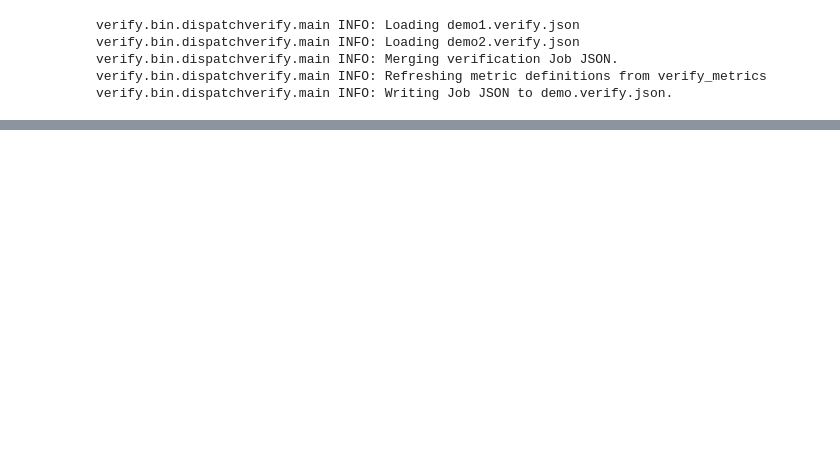
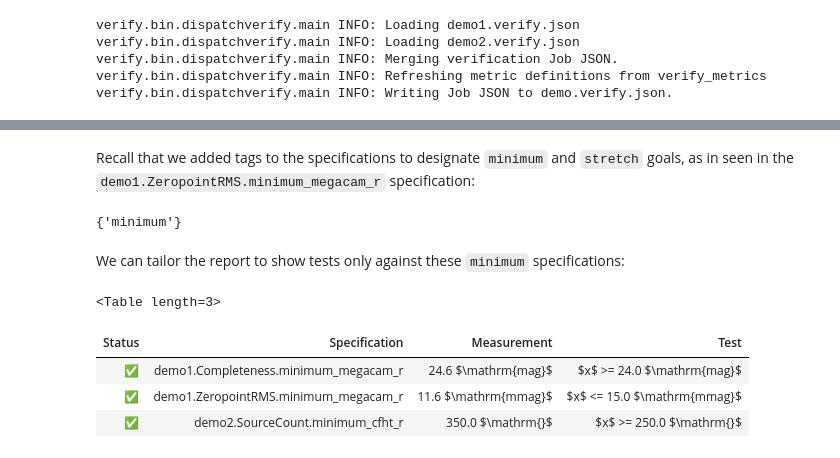
Before and after one commit to lsst-sqre/sqr-019, a Jupyter notebook: index.ipynb, the cells around one changed output, grey strips where cells are left out. Cells and saved outputs as stored; diff of their text form; code cells hidden in the pictures; blank space fills up the shorter version.

```diff
--- a/index.ipynb
+++ b/index.ipynb
@@ -681,0 +741,17 @@ See `dispatch_verify.py` for help.
+# %% [markdown]
+Recall that we added tags to the specifications to designate `minimum` and `stretch` goals, as in seen in the `demo1.ZeropointRMS.minimum_megacam_r` specification:
+# %%
+job.specs['demo1.ZeropointRMS.minimum_megacam_r'].tags
+# %% [output]
+{'minimum'}
+# %% [markdown]
+We can tailor the report to show tests only against these `minimum` specifications:
+# %%
+report = job.report(spec_tags=['minimum'])
+report.show()
+# %% [output]
+<Table length=3>
+| Status | Specification | Measurement | Test |
+| ✅ | demo1.Completeness.minimum_megacam_r | 24.6 $\mathrm{mag}$ | $x$ >= 24.0 $\mathrm{mag}$ |
+| ✅ | demo1.ZeropointRMS.minimum_megacam_r | 11.6 $\mathrm{mmag}$ | $x$ <= 15.0 $\mathrm{mmag}$ |
+| ✅ | demo2.SourceCount.minimum_cfht_r | 350.0 $\mathrm{}$ | $x$ >= 250.0 $\mathrm{}$ |
```
Also changed, not shown: parts of 21 cells of this notebook.
